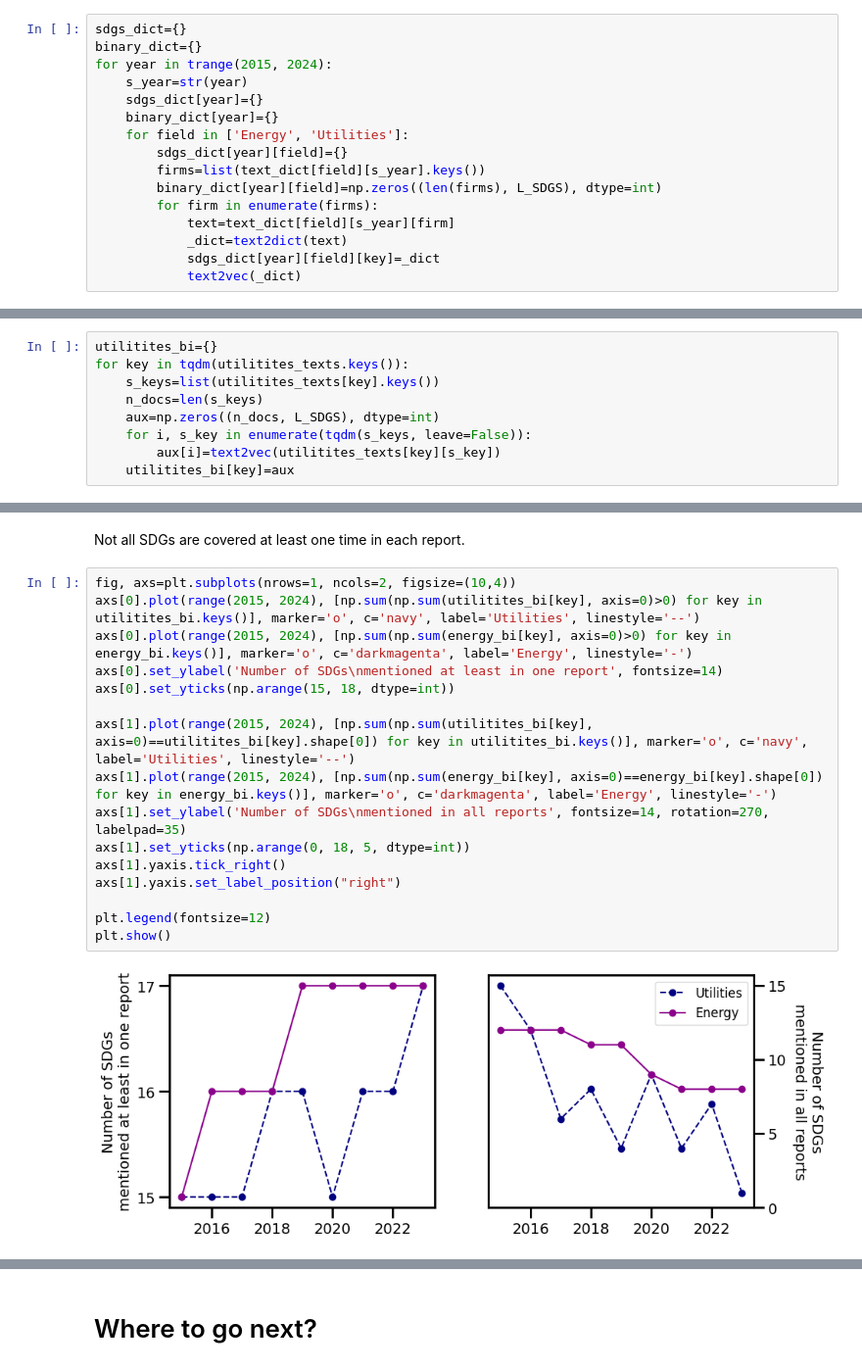
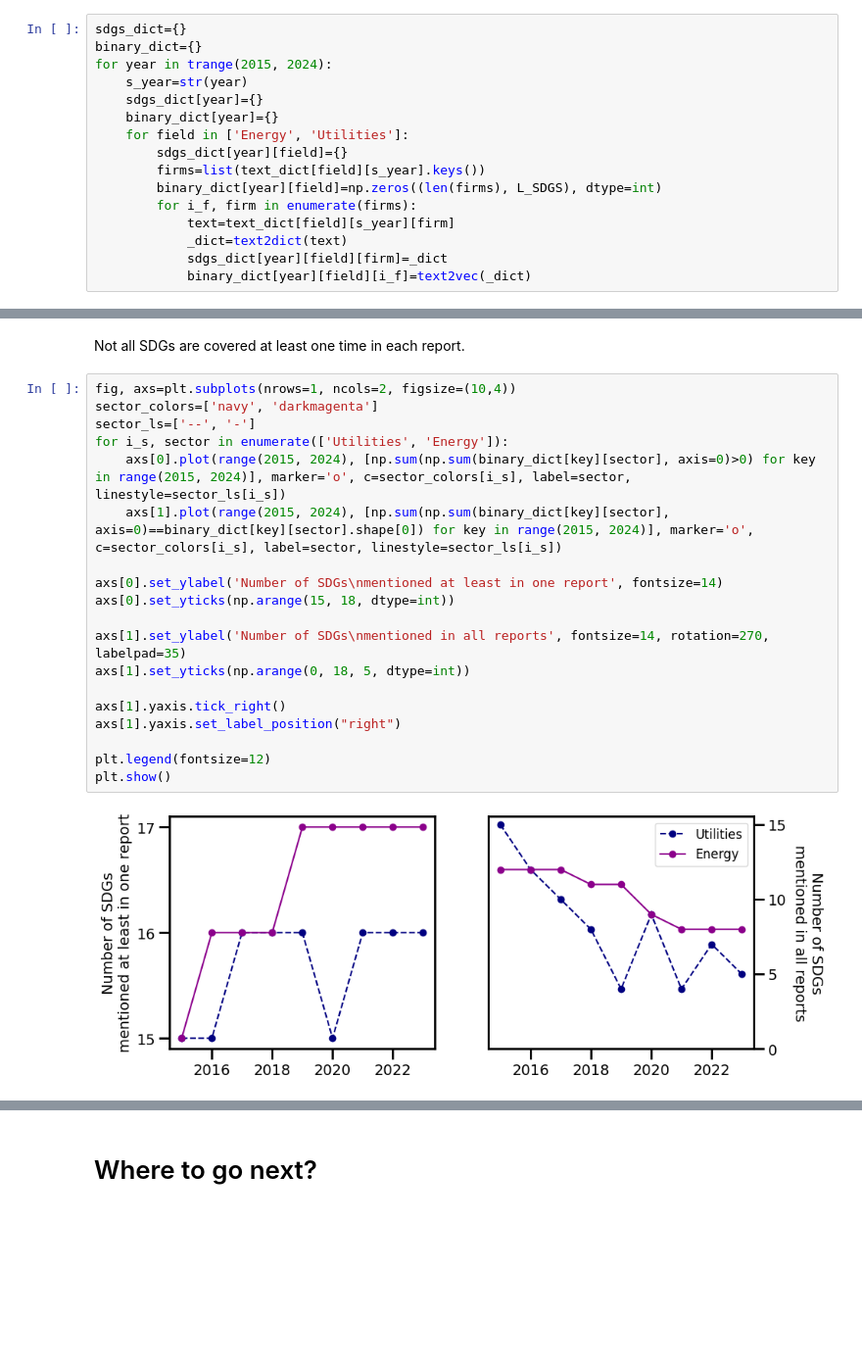
Before and after one commit to fabiosaracco/sdg_repos, a Jupyter notebook: 3_0_sdg2vec.ipynb, the cells around one changed output, grey strips where cells are left out. Shown: that part at 98% size. Cells and saved outputs as stored; diff of their text form; blank space fills up the shorter version.

```diff
--- a/3_0_sdg2vec.ipynb
+++ b/3_0_sdg2vec.ipynb
@@ -143,8 +143,8 @@ for year in trange(2015, 2024):
         sdgs_dict[year][field]={}
         firms=list(text_dict[field][s_year].keys())
         binary_dict[year][field]=np.zeros((len(firms), L_SDGS), dtype=int)
-        for firm in enumerate(firms):
+        for i_f, firm in enumerate(firms):
             text=text_dict[field][s_year][firm]
             _dict=text2dict(text)
-            sdgs_dict[year][field][key]=_dict
-            text2vec(_dict)
+            sdgs_dict[year][field][firm]=_dict
+            binary_dict[year][field][i_f]=text2vec(_dict)
@@ -153,9 +150,0 @@ for year in trange(2015, 2024):
-# %%
-utilitites_bi={}
-for key in tqdm(utilitites_texts.keys()):
-    s_keys=list(utilitites_texts[key].keys())
-    n_docs=len(s_keys)
-    aux=np.zeros((n_docs, L_SDGS), dtype=int)
-    for i, s_key in enumerate(tqdm(s_keys, leave=False)):
-        aux[i]=text2vec(utilitites_texts[key][s_key])
-    utilitites_bi[key]=aux
@@ -167,19 +184,22 @@ for key in tqdm(utilitites_texts.keys()):
 Not all SDGs are covered at least one time in each report.
 # %%
 fig, axs=plt.subplots(nrows=1, ncols=2, figsize=(10,4))
-axs[0].plot(range(2015, 2024), [np.sum(np.sum(utilitites_bi[key], axis=0)>0) for key in utilitites_bi.keys()], marker='o', c='navy', label='Utilities', linestyle='--')
-axs[0].plot(range(2015, 2024), [np.sum(np.sum(energy_bi[key], axis=0)>0) for key in energy_bi.keys()], marker='o', c='darkmagenta', label='Energy', linestyle='-')
+sector_colors=['navy', 'darkmagenta']
+sector_ls=['--', '-']
+for i_s, sector in enumerate(['Utilities', 'Energy']):
+    axs[0].plot(range(2015, 2024), [np.sum(np.sum(binary_dict[key][sector], axis=0)>0) for key in range(2015, 2024)], marker='o', c=sector_colors[i_s], label=sector, linestyle=sector_ls[i_s])
+    axs[1].plot(range(2015, 2024), [np.sum(np.sum(binary_dict[key][sector], axis=0)==binary_dict[key][sector].shape[0]) for key in range(2015, 2024)], marker='o', c=sector_colors[i_s], label=sector, linestyle=sector_ls[i_s])
+
 axs[0].set_ylabel('Number of SDGs\nmentioned at least in one report', fontsize=14)
 axs[0].set_yticks(np.arange(15, 18, dtype=int))
 
-axs[1].plot(range(2015, 2024), [np.sum(np.sum(utilitites_bi[key], axis=0)==utilitites_bi[key].shape[0]) for key in utilitites_bi.keys()], marker='o', c='navy', label='Utilities', linestyle='--')
-axs[1].plot(range(2015, 2024), [np.sum(np.sum(energy_bi[key], axis=0)==energy_bi[key].shape[0]) for key in energy_bi.keys()], marker='o', c='darkmagenta', label='Energy', linestyle='-')
 axs[1].set_ylabel('Number of SDGs\nmentioned in all reports', fontsize=14, rotation=270, labelpad=35)
 axs[1].set_yticks(np.arange(0, 18, 5, dtype=int))
+
 axs[1].yaxis.tick_right()
 axs[1].yaxis.set_label_position("right")
 
 plt.legend(fontsize=12)
 plt.show()
 # %% [output]
-[figure, old version]
+[figure, new version]
```
Also changed, not shown: parts of 11 cells of this notebook, 5 other files.
